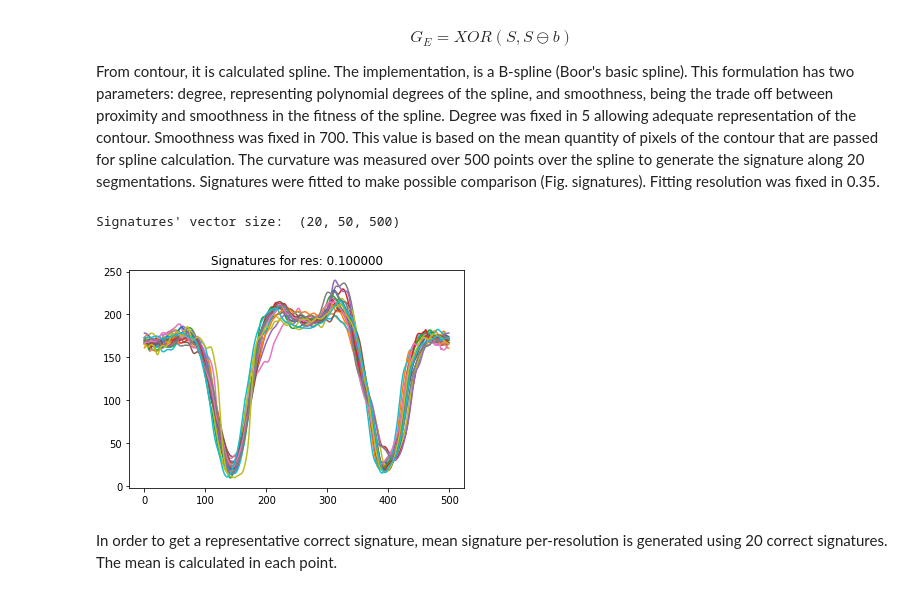
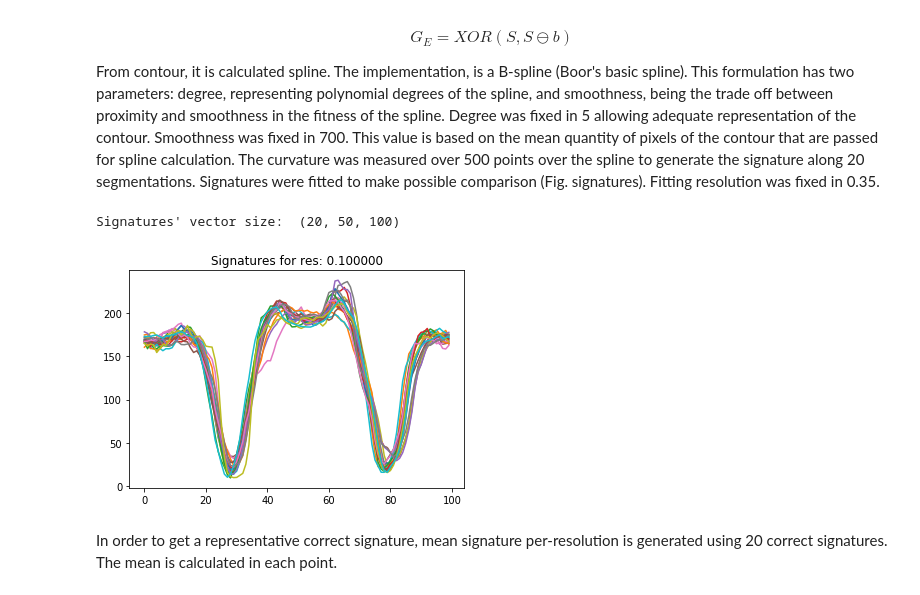
Before and after one commit to wilomaku/IA369Z, a Jupyter notebook: deliver/010617-WJGH-art_struc.ipynb, the cells around one changed output. Drawn from its saved outputs; the diff is of its cells as text; code cells hidden in the pictures.

```diff
--- a/deliver/010617-WJGH-art_struc.ipynb
+++ b/deliver/010617-WJGH-art_struc.ipynb
@@ -61,7 +65,7 @@ In this work, a method for automatic detection of segmentation error in large da
 The comparison between signatures is done using root mean square error (RMSE). True label for each segmentation was done visually. Correct segmentation corresponds to segmentations with at least 50% of agreement with the structure. It is expected that RMSE for correct segmentations is lower than RMSE associated to erroneous segmentation when compared with a typical correct segmentation.
 # %%
 #Loading labeled segmentations
-seg_label = genfromtxt('dataset/Seg_Watershed/watershed_label.csv', delimiter=',').astype('uint8')
+seg_label = genfromtxt('../dataset/Seg_Watershed/watershed_label.csv', delimiter=',').astype('uint8')
 
 list_mask = seg_label[seg_label[:,1] == 0, 0][:20] #Extracting correct segmentations for mean signature
 list_normal_mask = seg_label[seg_label[:,1] == 0, 0][20:30] #Extracting correct names
@@ -139,34 +143,34 @@ From contour, it is calculated spline. The implementation, is a B-spline (Boor's
 # %%
 n_list = len(list_mask)
 smoothness = 700 #Smoothness
-degree = 5 #Spline degree
+degree = 1 #Spline degree
 fit_res = 0.35
 resols = np.arange(0.01,0.5,0.01) #Signature resolutions
 resols = np.insert(resols,0,fit_res) #Insert resolution for signature fitting
-points = 500 #Points of Spline reconstruction
+points = 100 #Points of Spline reconstruction
 
 refer_wat = np.empty((n_list,resols.shape[0],points)) #Initializing signature vector
 
 for mask in xrange(n_list):
-    mask_p = np.load('dataset/Seg_Watershed/mask_wate_{}.npy'.format(list_mask[mask]))
+    mask_p = np.load('../dataset/Seg_Watershed/mask_wate_{}.npy'.format(list_mask[mask]))
 
     refer_temp = sign_extract(mask_p, resols) #Function for shape signature extraction
 
     refer_wat[mask] = refer_temp
     if mask > 0: #Fitting curves using the first one as basis
         prof_ref = refer_wat[0]
         refer_wat[mask] = sign_fit(prof_ref[0], refer_temp) #Function for signature fitting
 
 print "Signatures' vector size: ", refer_wat.shape
 
 res_ex = 10
 plt.figure()
 plt.plot(refer_wat[:,res_ex,:].T)
 plt.title("Signatures for res: %f"%(resols[res_ex]))
 plt.show()
 # %% [output]
-Signatures' vector size:  (20, 50, 500)
+Signatures' vector size:  (20, 50, 100)
-[figure, old version]
+[figure, new version]
 # %% [markdown]
 In order to get a representative correct signature, mean signature per-resolution is generated using 20 correct signatures. The mean is calculated in each point.
 # %%
```
Also changed, not shown: parts of 7 cells of this notebook, 8 other files.
